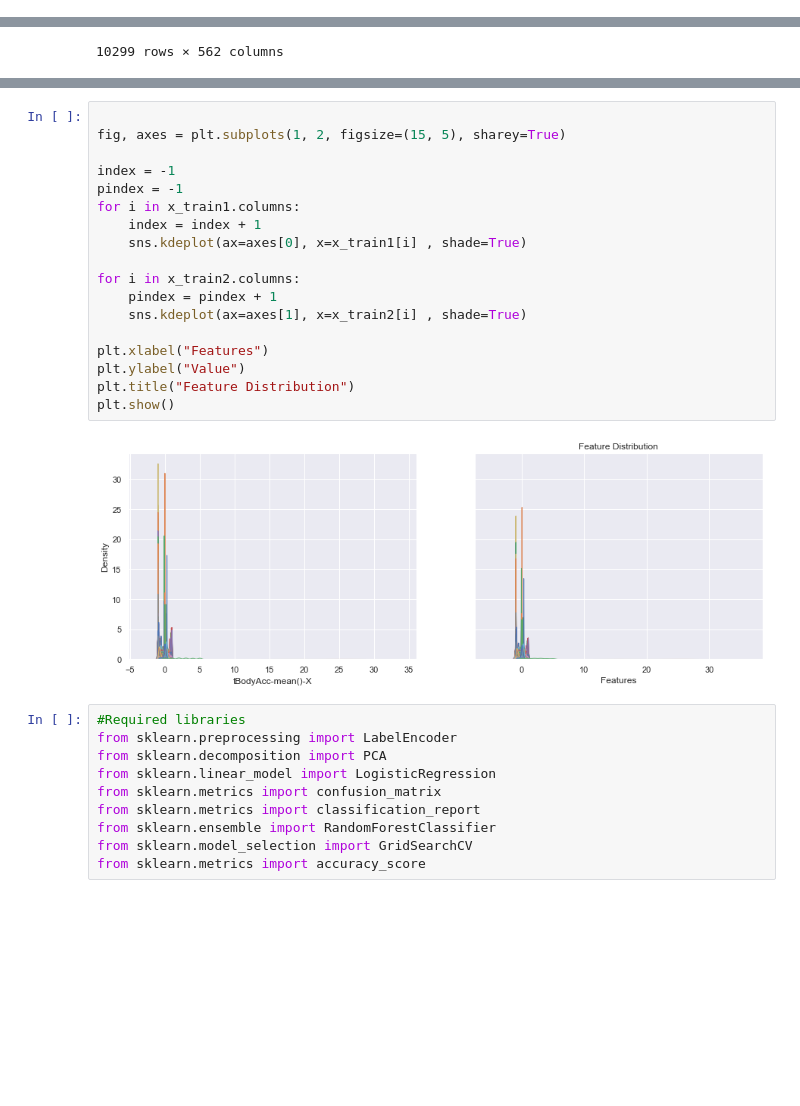
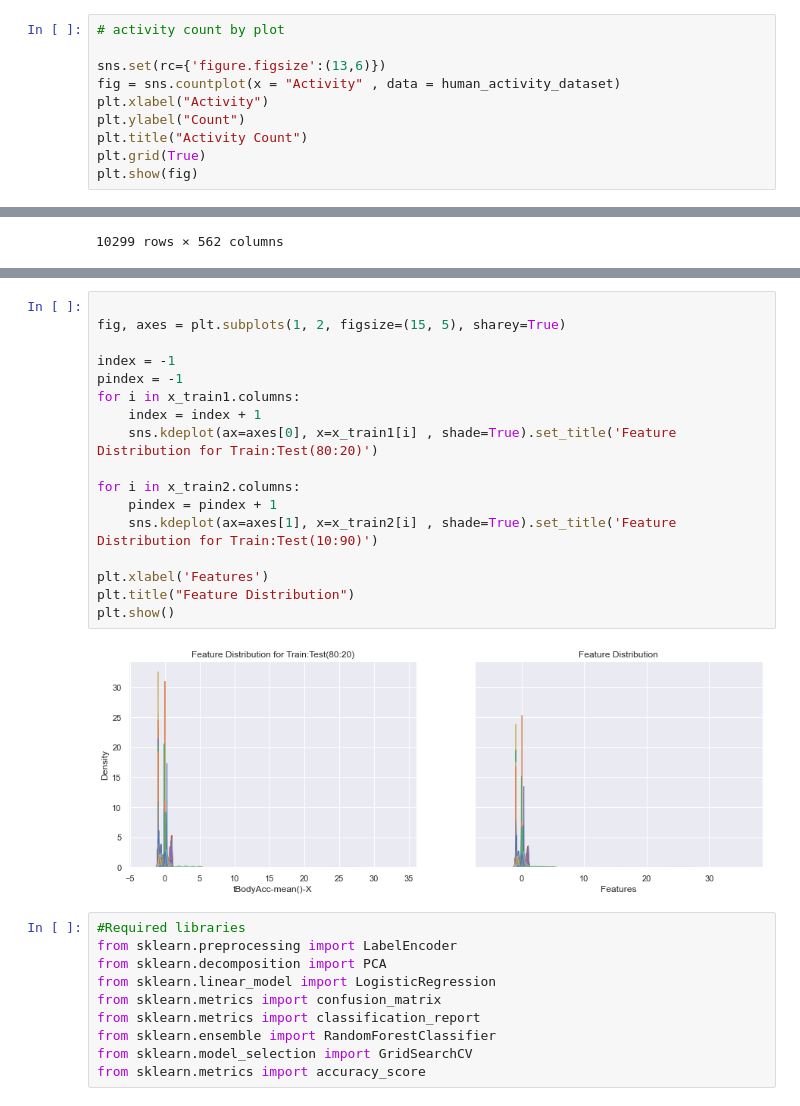
Before and after one commit to SraavanChevireddy/HumanActivityPrediction, a Jupyter notebook: HumanActivity.ipynb, the cells around one changed output, grey strips where cells are left out. Cells and saved outputs as stored; diff of their text form; blank space fills up the shorter version.

```diff
--- a/HumanActivity.ipynb
+++ b/HumanActivity.ipynb
@@ -47,0 +49,10 @@ plt.show()
+# %%
+# activity count by plot
+
+sns.set(rc={'figure.figsize':(13,6)})
+fig = sns.countplot(x = "Activity" , data = human_activity_dataset)
+plt.xlabel("Activity")
+plt.ylabel("Count")
+plt.title("Activity Count")
+plt.grid(True)
+plt.show(fig)
@@ -103,23 +125,22 @@ X_test_scaled_two = pd.DataFrame(X_test_scaled_two, columns=x_test2.columns)
 # %%
 
 fig, axes = plt.subplots(1, 2, figsize=(15, 5), sharey=True)
 
 index = -1
 pindex = -1
 for i in x_train1.columns:
     index = index + 1
-    sns.kdeplot(ax=axes[0], x=x_train1[i] , shade=True)
+    sns.kdeplot(ax=axes[0], x=x_train1[i] , shade=True).set_title('Feature Distribution for Train:Test(80:20)')
 
 for i in x_train2.columns:
     pindex = pindex + 1
-    sns.kdeplot(ax=axes[1], x=x_train2[i] , shade=True)
+    sns.kdeplot(ax=axes[1], x=x_train2[i] , shade=True).set_title('Feature Distribution for Train:Test(10:90)')
 
-plt.xlabel("Features")
-plt.ylabel("Value")
+plt.xlabel('Features')
 plt.title("Feature Distribution")
 plt.show()
 # %% [output]
-[figure, old version]
+[figure, new version]
 # %%
 #Required libraries
 from sklearn.preprocessing import LabelEncoder
```
Also changed, not shown: parts of 16 cells of this notebook.
